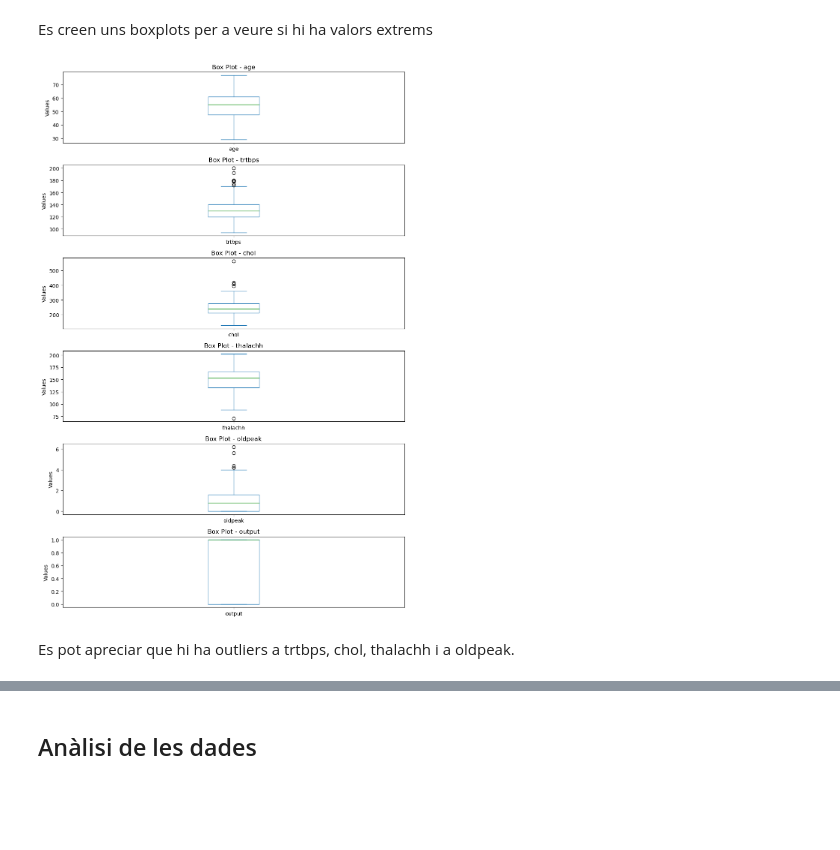
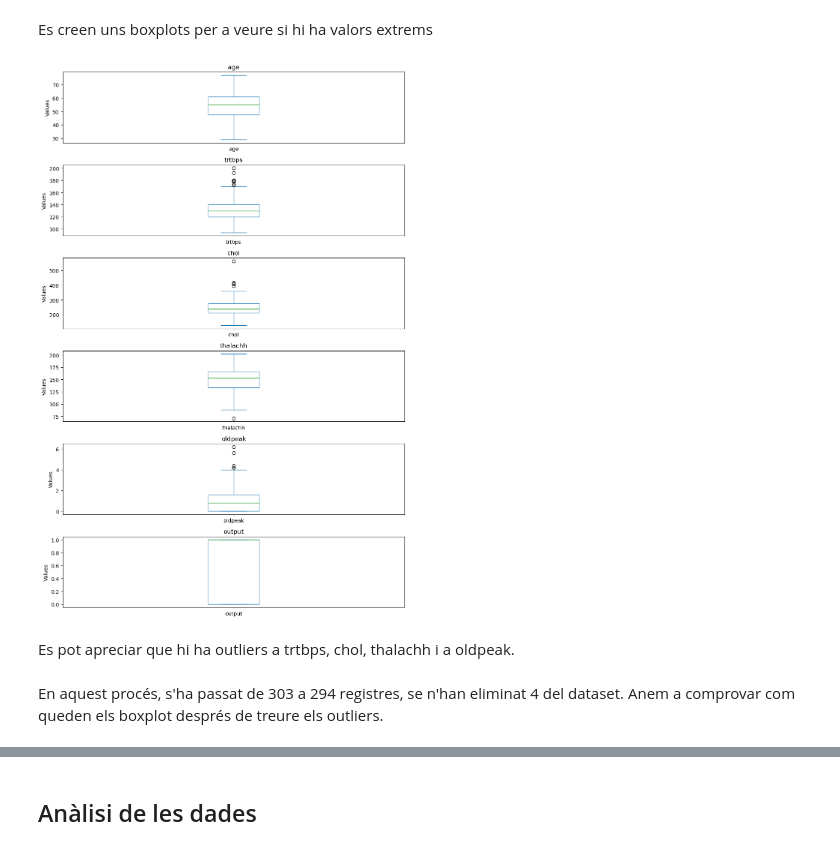
Before and after one commit to sercres/pra2_tipologia, a Jupyter notebook: code/pauconstans_screspia_PRA2.ipynb, the cells around one changed output, grey strips where cells are left out. Saved outputs shown, nothing was run; the diff lists cells and outputs as text; code cells hidden in the pictures; blank space fills up the shorter version.

```diff
--- a/code/pauconstans_screspia_PRA2.ipynb
+++ b/code/pauconstans_screspia_PRA2.ipynb
@@ -199,16 +204,16 @@ Es creen uns boxplots per a veure si hi ha valors extrems
 # %%
 fig, axs = plt.subplots(len(cols_num_out), figsize=(10, 15))
 
 for i, column in enumerate(cols_num_out):
     df[column].plot(kind='box', ax=axs[i])
 
-    axs[i].set_title(f'Box Plot - {column}')
+    axs[i].set_title(f'{column}')
     axs[i].set_ylabel('Values')
 
 plt.tight_layout()
 plt.show()
 # %% [output]
-[figure, old version]
+[figure, new version]
 # %% [markdown]
 Es pot apreciar que hi ha outliers a trtbps, chol, thalachh i a oldpeak.
 # %%
@@ -229,3 +237,5 @@ for column in cols_outliers:
+# %% [markdown]
+En aquest procés, s'ha passat de 303 a 294 registres, se n'han eliminat 4 del dataset. Anem a comprovar com queden els boxplot després de treure els outliers.
 # %%
 fig, axs = plt.subplots(len(cols_num_out), figsize=(10, 15))
 
```
Also changed, not shown: parts of 20 cells of this notebook.
